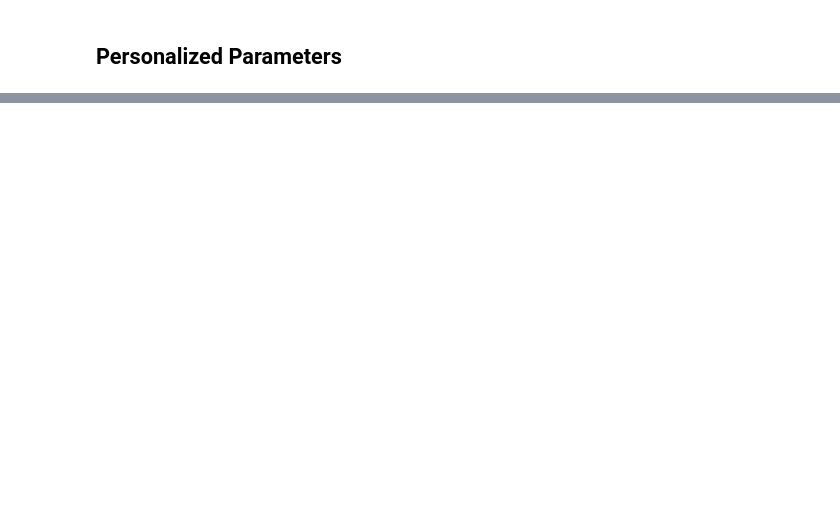
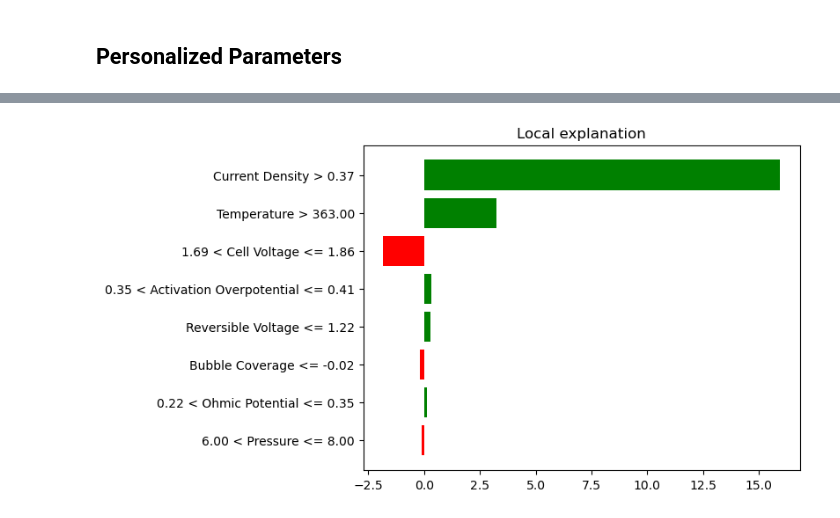
Before and after one commit to kinjal-mitra/AlkalineElectrolyser, a Jupyter notebook: AutoEncoderModel_Notebook.ipynb, the cells around one changed output, grey strips where cells are left out. Cells and saved outputs as stored; diff of their text form; code cells hidden in the pictures; blank space fills up the shorter version.

```diff
--- a/AutoEncoderModel_Notebook.ipynb
+++ b/AutoEncoderModel_Notebook.ipynb
@@ -651,0 +1031,28 @@ Final Test MAE: 0.2088, Test R²: 0.9995
+# %%
+import lime
+import lime.lime_tabular
+import shap
+
+features = df[['Temperature', 'Pressure', 'Current Density', 'Reversible Voltage',
+               'Activation Overpotential', 'Ohmic Potential', 'Cell Voltage','Bubble Coverage']]
+targets = df['Hydrogen Evolution Rate']
+
+# Train-test split
+X_train, X_test, y_train, y_test = train_test_split(features, targets, test_size=0.2, random_state=42)
+
+# Convert to tensors
+device = torch.device("cuda" if torch.cuda.is_available() else "cpu")
+X_train_tensor = torch.tensor(X_train.values, dtype=torch.float32).to(device)
+X_test_tensor = torch.tensor(X_test.values, dtype=torch.float32).to(device)
+# %%
+# LIME explanation
+explainer = lime.lime_tabular.LimeTabularExplainer(X_train.values, feature_names=features.columns, mode="regression")
+idx = np.random.randint(0, X_test.shape[0]) #Datapoint for explanation
+
+'''
+# Example: First observation where Temperature is above 300K and Pressure is 5 bar
+idx = X_test[(X_test['Temperature'] > 300) & (X_test['Pressure'] == 5)].index[0]
+'''
+
+exp = explainer.explain_instance(X_test.iloc[idx].values, lambda x: final_model(torch.tensor(x, dtype=torch.float32).to(device)).cpu().detach().numpy(), num_features=8)
+exp.show_in_notebook()
@@ -651,0 +1063,5 @@ Final Test MAE: 0.2088, Test R²: 0.9995
+# %%
+fig = exp.as_pyplot_figure()
+plt.show()
+# %% [output]
+[figure, added]
```
Also changed, not shown: parts of 28 cells of this notebook.
